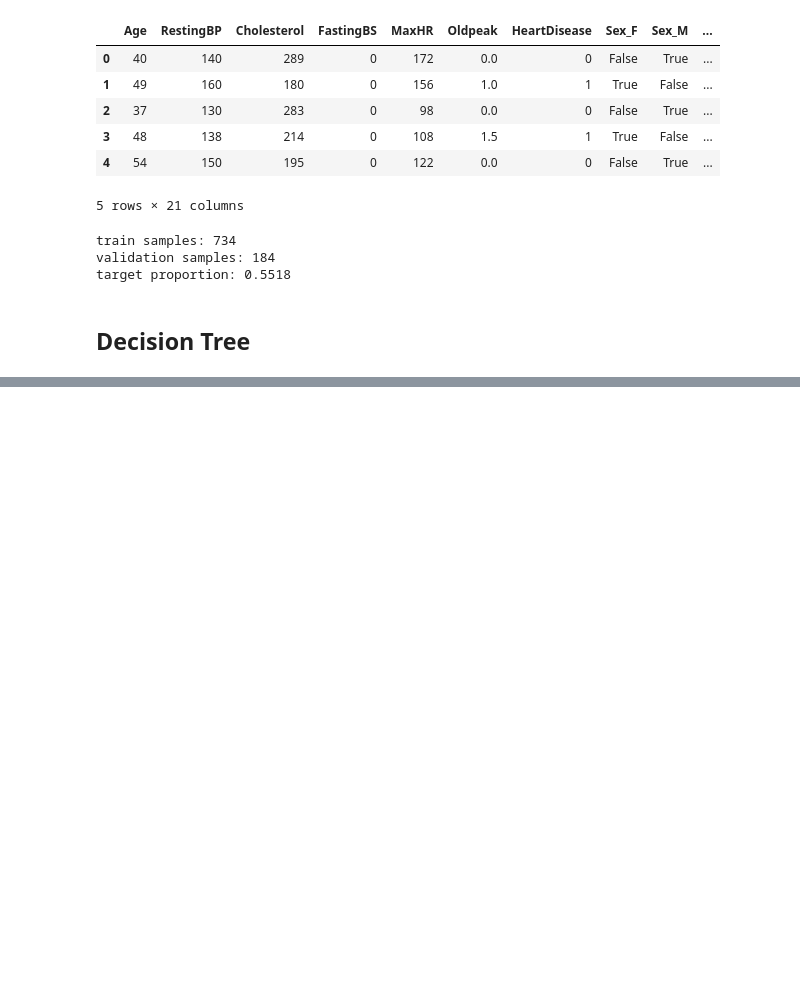
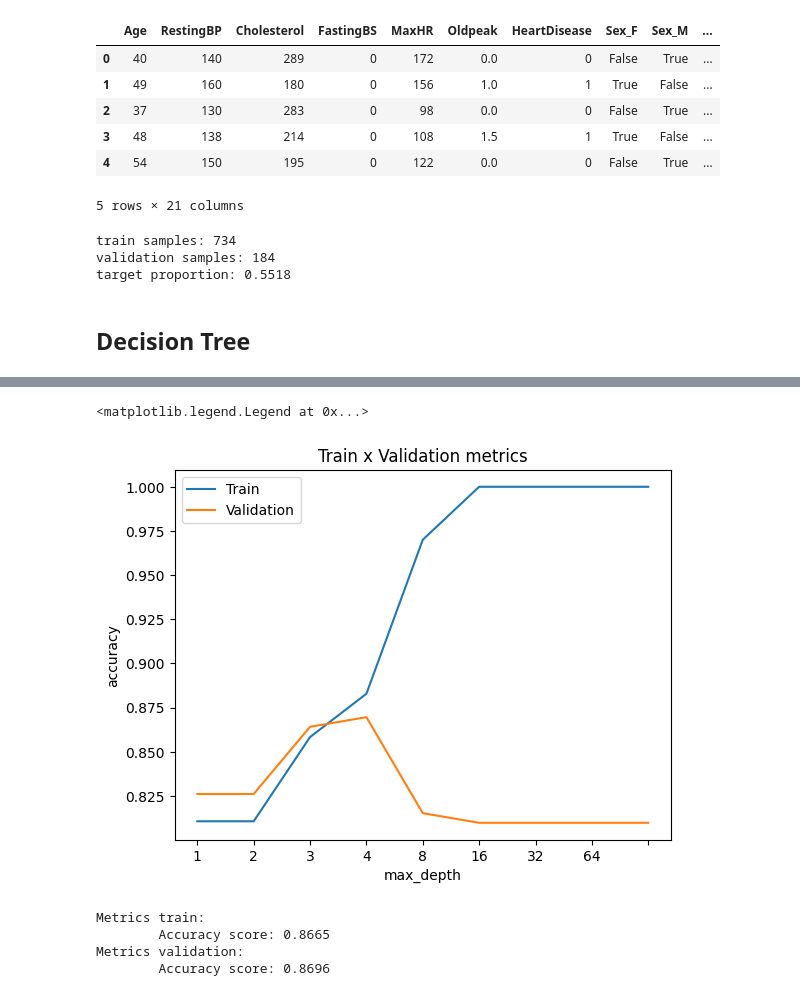
Before and after one commit to TylerWortley/machine-learning-practice, a Jupyter notebook: Advanced-Learning-Algorithms/decision_trees.ipynb, the cells around one changed output, grey strips where cells are left out. Saved outputs shown, nothing was run; the diff lists cells and outputs as text; code cells hidden in the pictures; blank space fills up the shorter version.

```diff
--- a/Advanced-Learning-Algorithms/decision_trees.ipynb
+++ b/Advanced-Learning-Algorithms/decision_trees.ipynb
@@ -199,0 +229,44 @@ max_depth_list = [1, 2, 3, 4, 8, 16, 32, 64, None]
+# %%
+# Experimenting with maximum depth
+max_depth_list = [1, 2, 3, 4, 8, 16, 32, 64, None]
+
+accuracy_list_train = []
+accuracy_list_val = []
+
+for max_depth in max_depth_list:
+
+    model = DecisionTreeClassifier(max_depth = max_depth, random_state = RANDOM_STATE)
+    model.fit(X_train, y_train)
+
+    predictions_train = model.predict(X_train)
+    accuracy_train = accuracy_score(predictions_train, y_train)
+    accuracy_list_train.append(accuracy_train)
+
+    predictions_val = model.predict(X_val)
+    accuracy_val = accuracy_score(predictions_val, y_val)
+    accuracy_list_val.append(accuracy_val)
+
+
+plt.title('Train x Validation metrics')
+plt.xlabel('max_depth')
+plt.ylabel('accuracy')
+plt.xticks(ticks = range(len(max_depth_list )),labels=max_depth_list)
+plt.plot(accuracy_list_train)
+plt.plot(accuracy_list_val)
+plt.legend(['Train','Validation'])
+
+# best depth appears to be 4
+# %% [output]
+<matplotlib.legend.Legend at 0x...>
+[figure, added]
+# %%
+decision_tree_model = DecisionTreeClassifier(min_samples_split = 50, max_depth = 4, random_state = RANDOM_STATE)
+decision_tree_model.fit(X_train, y_train)
+
+print(f"Metrics train:\n\tAccuracy score: {accuracy_score(decision_tree_model.predict(X_train),y_train):.4f}")
+print(f"Metrics validation:\n\tAccuracy score: {accuracy_score(decision_tree_model.predict(X_val),y_val):.4f}")
+# %% [output]
+Metrics train:
+        Accuracy score: 0.8665
+Metrics validation:
+        Accuracy score: 0.8696
```
Also changed, not shown: parts of 2 cells of this notebook.
